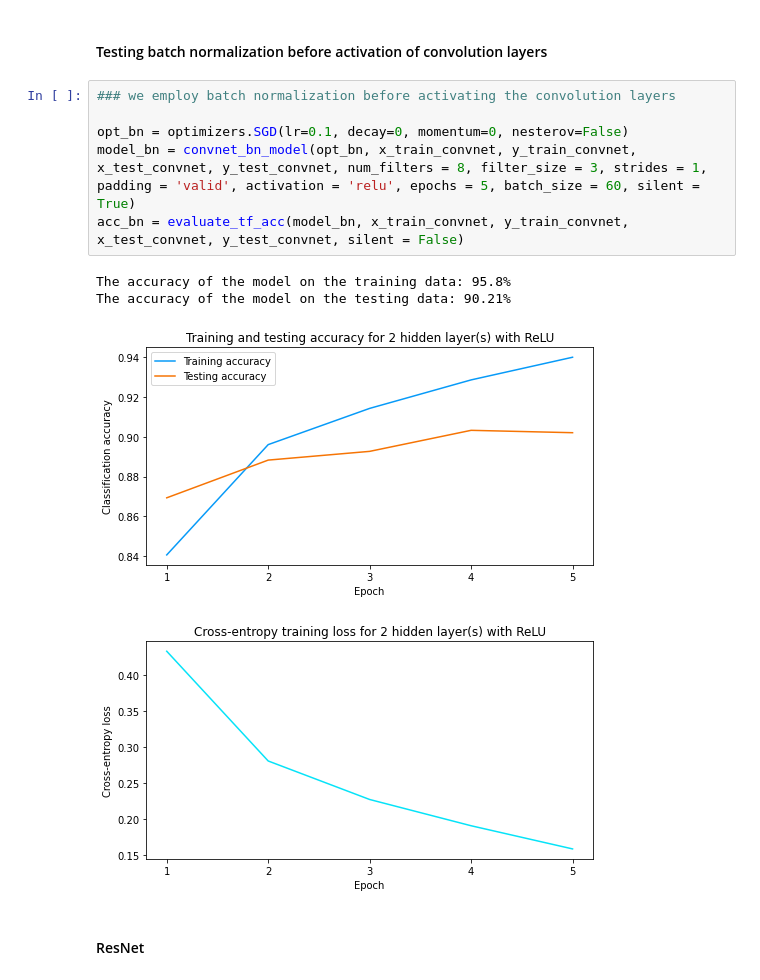
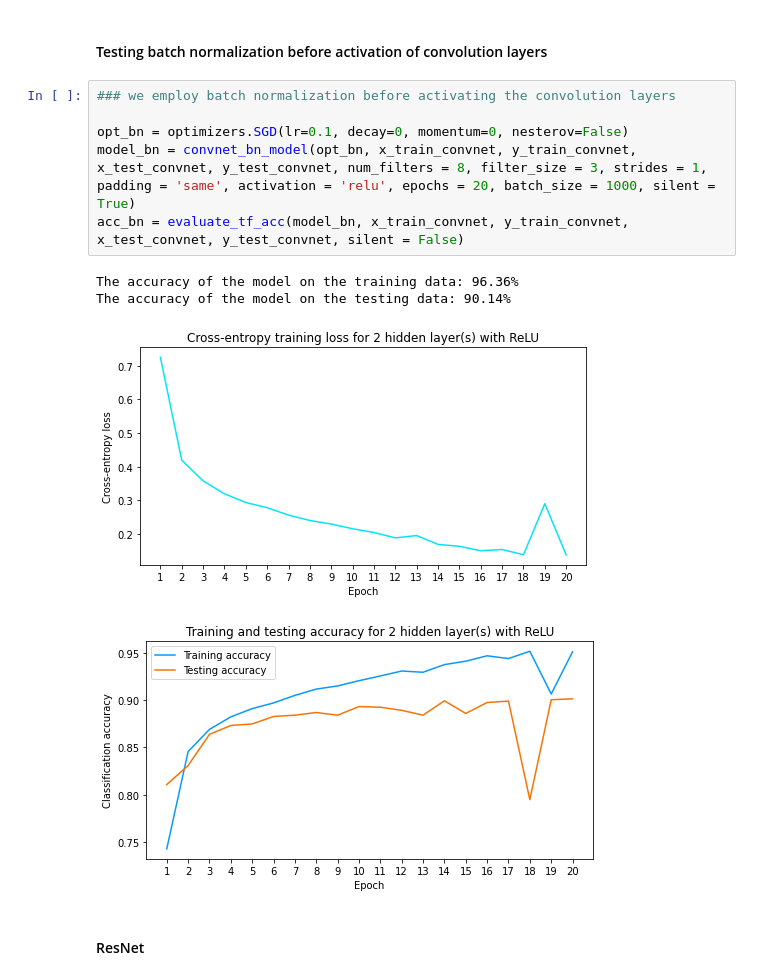
Before and after one commit to faithrts/ML-Intro, a Jupyter notebook: A3_Draft.ipynb, the cells around one changed output. Cells and saved outputs as stored; diff of their text form.

Commit message:
reran cnn tests (going to run again during my class)

```diff
--- a/A3_Draft.ipynb
+++ b/A3_Draft.ipynb
@@ -1385,14 +1386,14 @@ The accuracy of the model on the testing data: 90.06%
 # %%
 ### we employ batch normalization before activating the convolution layers
 
 opt_bn = optimizers.SGD(lr=0.1, decay=0, momentum=0, nesterov=False)
-model_bn = convnet_bn_model(opt_bn, x_train_convnet, y_train_convnet, x_test_convnet, y_test_convnet, num_filters = 8, filter_size = 3, strides = 1, padding = 'valid', activation = 'relu', epochs = 5, batch_size = 60, silent = True)
+model_bn = convnet_bn_model(opt_bn, x_train_convnet, y_train_convnet, x_test_convnet, y_test_convnet, num_filters = 8, filter_size = 3, strides = 1, padding = 'same', activation = 'relu', epochs = 20, batch_size = 1000, silent = True)
 acc_bn = evaluate_tf_acc(model_bn, x_train_convnet, y_train_convnet, x_test_convnet, y_test_convnet, silent = False)
 # %% [output]
-The accuracy of the model on the training data: 95.8%
-The accuracy of the model on the testing data: 90.21%
+The accuracy of the model on the training data: 96.36%
+The accuracy of the model on the testing data: 90.14%
-[figure, old version]
+[figure, new version]
-[figure, old version]
+[figure, new version]
 # %% [markdown]
 #### ResNet
 # %%
```
Also changed, not shown: parts of 6 cells of this notebook.
